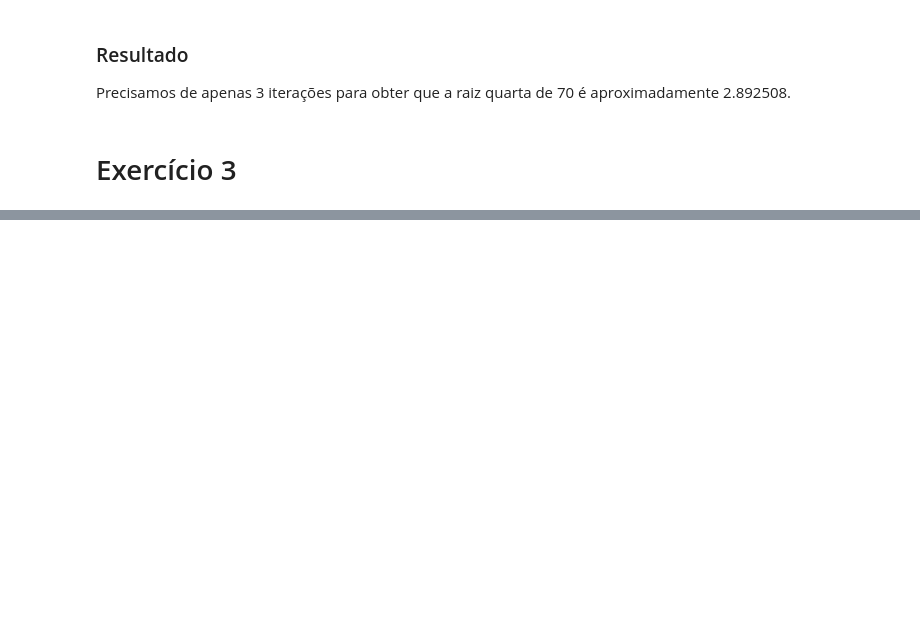
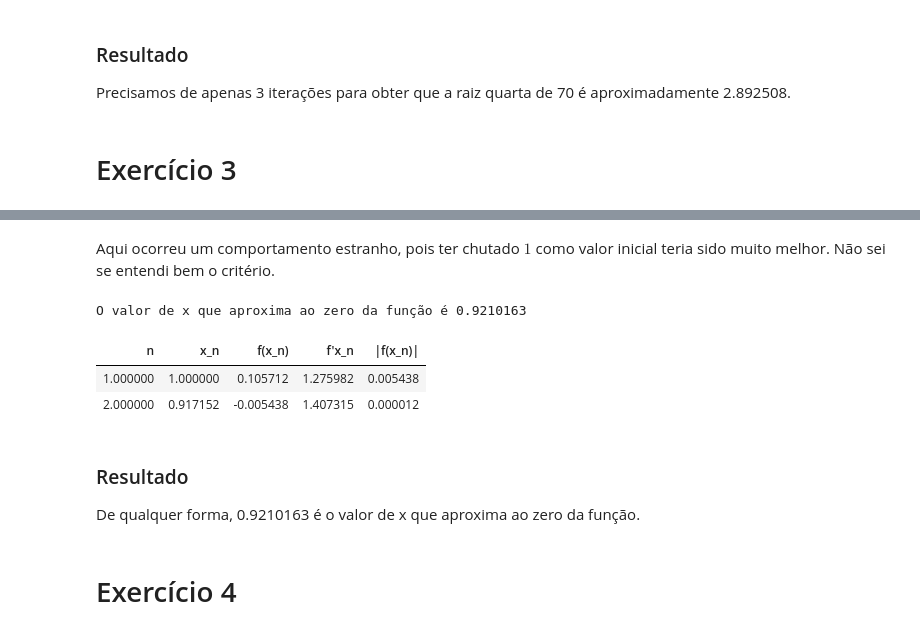
Before and after one commit to edumangabeira/AulasENCE, a Jupyter notebook: Lista1_Parte2_Calc3.ipynb, the cells around one changed output, grey strips where cells are left out. Cells and saved outputs as stored; diff of their text form; code cells hidden in the pictures; blank space fills up the shorter version.

```diff
--- a/Lista1_Parte2_Calc3.ipynb
+++ b/Lista1_Parte2_Calc3.ipynb
@@ -291,0 +405,21 @@ Precisamos de apenas 3 iterações para obter que a raiz quarta de 70 é aproxim
+# %% [markdown]
+Aqui ocorreu um comportamento estranho, pois ter chutado $1$ como valor inicial teria sido muito melhor. Não sei se entendi bem o critério.
+# %%
+f = lambda x: np.sin(x) - 2*np.exp(-x)
+chute_inicial = 1
+precisao = 1/(10**4)
+max_iteracoes = 10
+
+tabela = newton_dist(f, chute_inicial, precisao, max_iteracoes)
+tabela.style.hide_index()
+# %% [output]
+O valor de x que aproxima ao zero da função é 0.9210163
+| n | x_n | f(x_n) | f'x_n | |f(x_n)| |
+| 1.000000 | 1.000000 | 0.105712 | 1.275982 | 0.005438 |
+| 2.000000 | 0.917152 | -0.005438 | 1.407315 | 0.000012 |
+# %% [markdown]
+### Resultado
+
+De qualquer forma, 0.9210163 é o valor de x que aproxima ao zero da função.
+# %% [markdown]
+# Exercício 4
```
Also changed, not shown: parts of 14 cells of this notebook.
